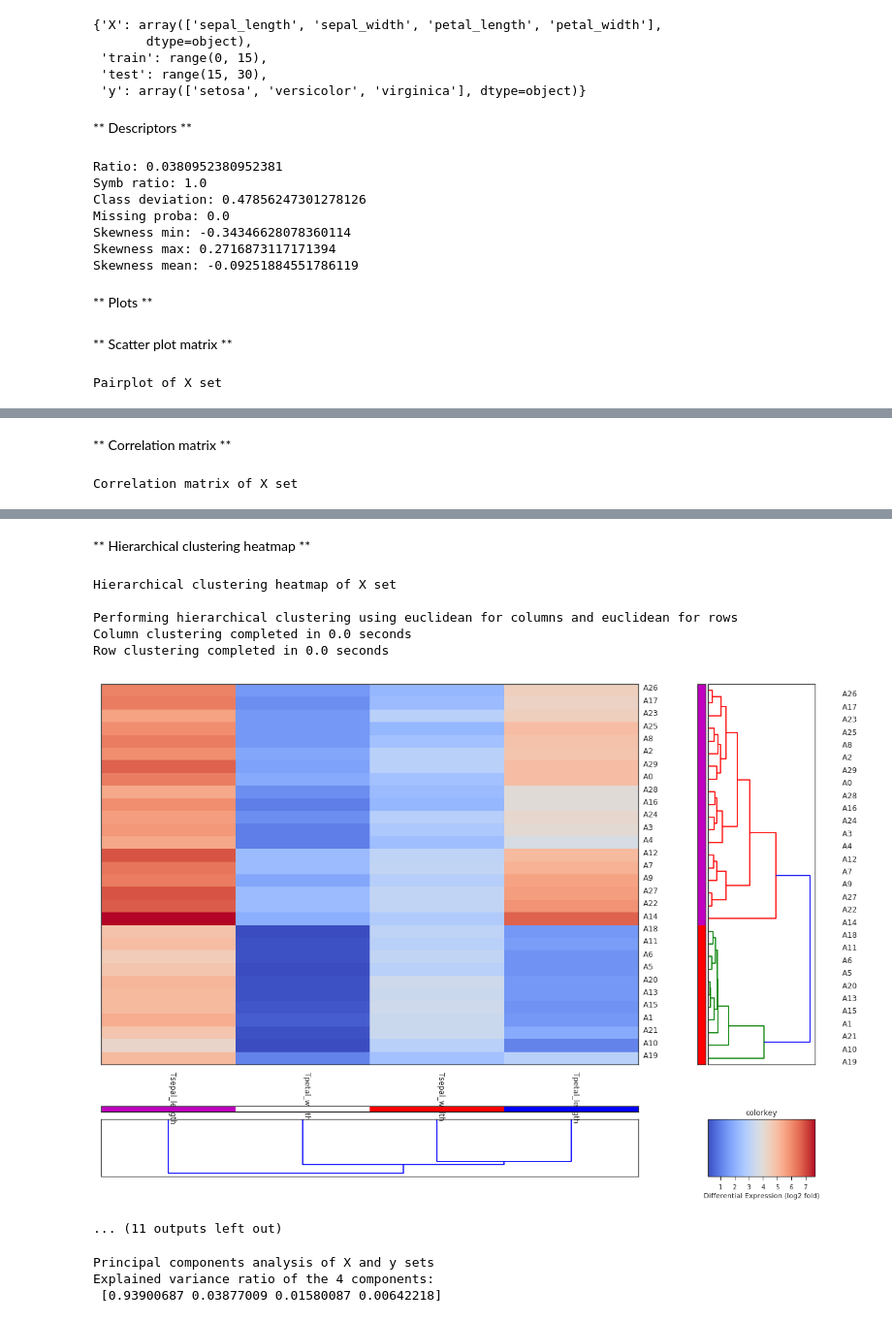
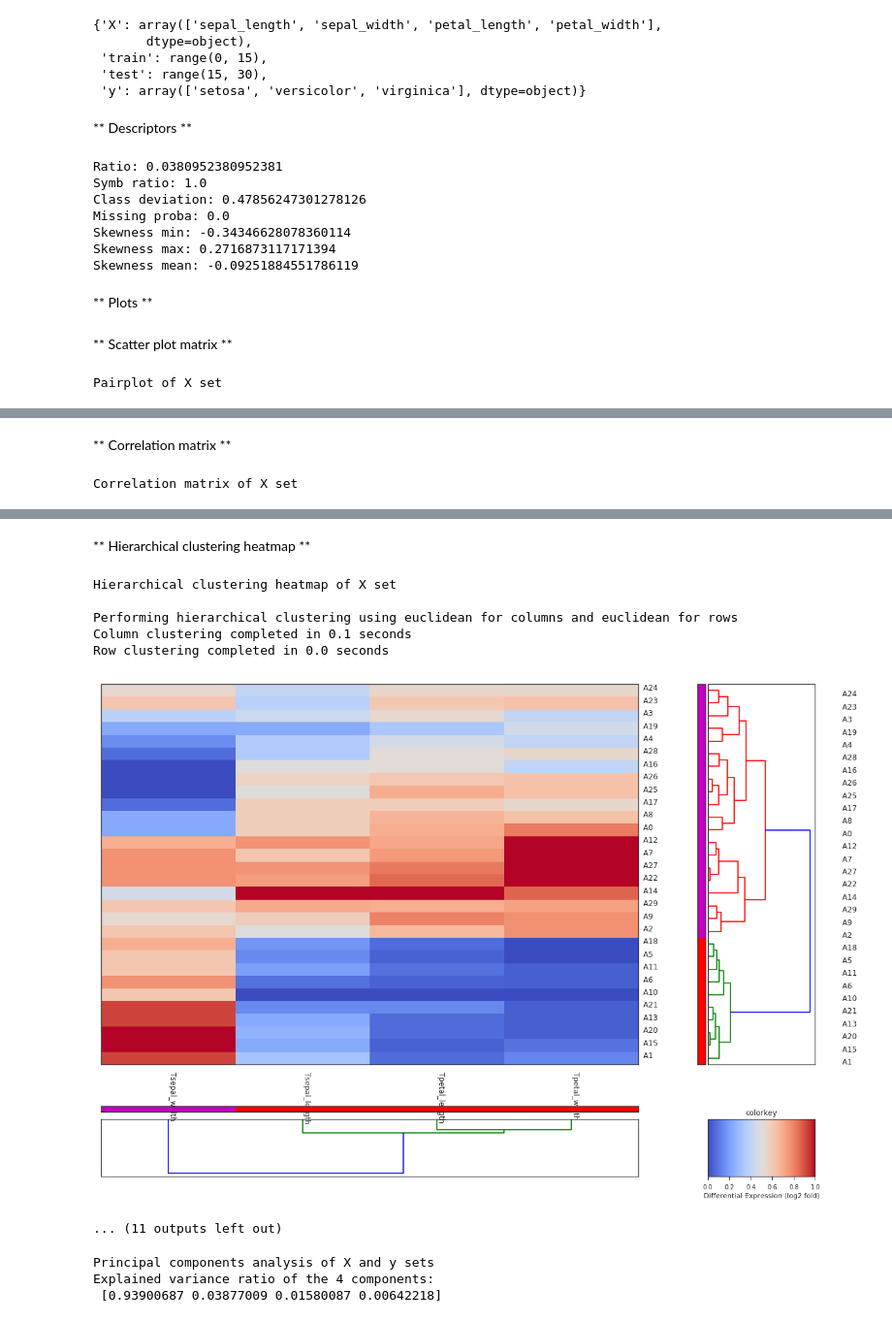
Before and after one commit to Didayolo/medi-chal, a Jupyter notebook: notebooks/auto_ml/ID_notebook.ipynb, the cells around one changed output, grey strips where cells are left out. Shown at 97% size. Cells and saved outputs as stored; diff of their text form; code cells hidden in the pictures.

```diff
--- a/notebooks/auto_ml/ID_notebook.ipynb
+++ b/notebooks/auto_ml/ID_notebook.ipynb
@@ -194,7 +196,7 @@ D.subsets
  'test': range(15, 30),
  'y': array(['setosa', 'versicolor', 'virginica'], dtype=object)}
 # %%
-D.show_characteristics(sets=['X', 'y_train'], processed=False)
+D.show_characteristics(sets=['X', 'y_train'], processed=True)
 # %% [output]
 ** Descriptors **
 Ratio: 0.0380952380952381
@@ -211,13 +213,13 @@ Pairplot of X set
 ** Correlation matrix **
 Correlation matrix of X set
 [figure]
 ** Hierarchical clustering heatmap **
 Hierarchical clustering heatmap of X set
 
 Performing hierarchical clustering using euclidean for columns and euclidean for rows
-Column clustering completed in 0.0 seconds
+Column clustering completed in 0.1 seconds
 Row clustering completed in 0.0 seconds
-[figure, old version]
+[figure, new version]
 ... (11 outputs left out)
 # %%
 D.show_pca()
```
Also changed, not shown: parts of 8 cells of this notebook, 3 other files.
